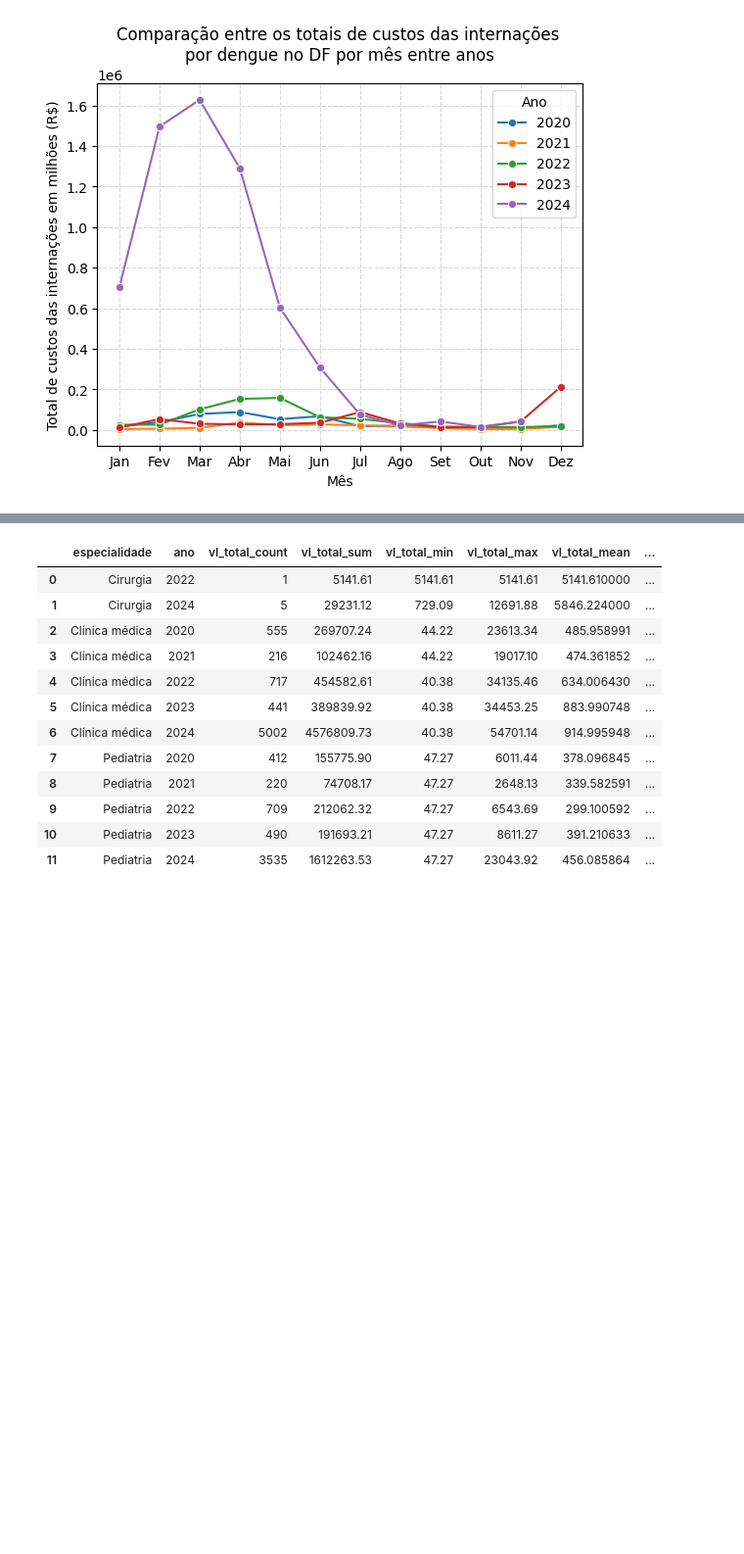
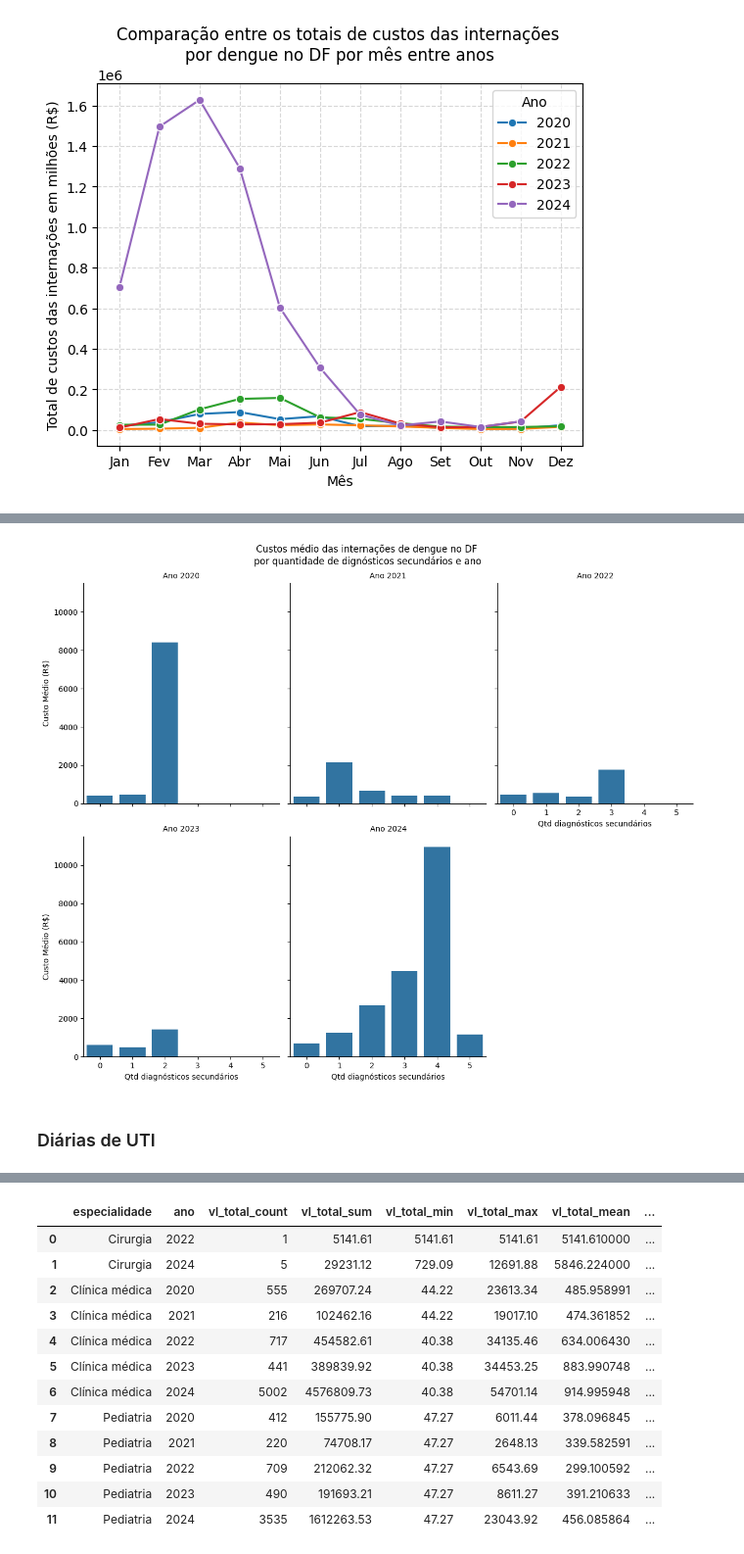
Before and after one commit to fnoritomi/projeto_sih, a Jupyter notebook: sih_dengue_2.ipynb, the cells around one changed output, grey strips where cells are left out. Shown at 98% size. Cells and saved outputs as stored; diff of their text form; code cells hidden in the pictures; blank space fills up the shorter version.

```diff
--- a/sih_dengue_2.ipynb
+++ b/sih_dengue_2.ipynb
@@ -432,0 +493,3 @@ plt.show()
+# %%
+agregado_diag_sec_ano = agregar_dados(dengue_df, ['qt_diag_sec', 'ano'], ['vl_total'])
+agregado_diag_sec_ano
@@ -432,0 +522,18 @@ plt.show()
+# %%
+# Criar uma grade de gráficos, separando por 'Ano'
+g = sns.FacetGrid(agregado_diag_sec_ano, col="ano", col_wrap=3, height=5, aspect=0.8, sharey=True)  # "col_wrap" define quantas colunas por linha
+
+# Aplicar gráfico de barras em cada painel
+g.map(sns.barplot, "qt_diag_sec", "vl_total_mean", order=agregado_diag_sec_ano["qt_diag_sec"].unique())
+
+g.set_axis_labels("Qtd diagnósticos secundários", "Custo Médio (R$)")
+
+# Ajustar os títulos
+plt.suptitle("Custos médio das internações de dengue no DF \npor quantidade de dignósticos secundários e ano")
+g.set_titles(col_template="Ano {col_name}")
+plt.tight_layout()
+plt.show()
+# %% [output]
+[figure, added]
+# %% [markdown]
+### Diárias de UTI
```
Also changed, not shown: parts of 77 cells of this notebook.
